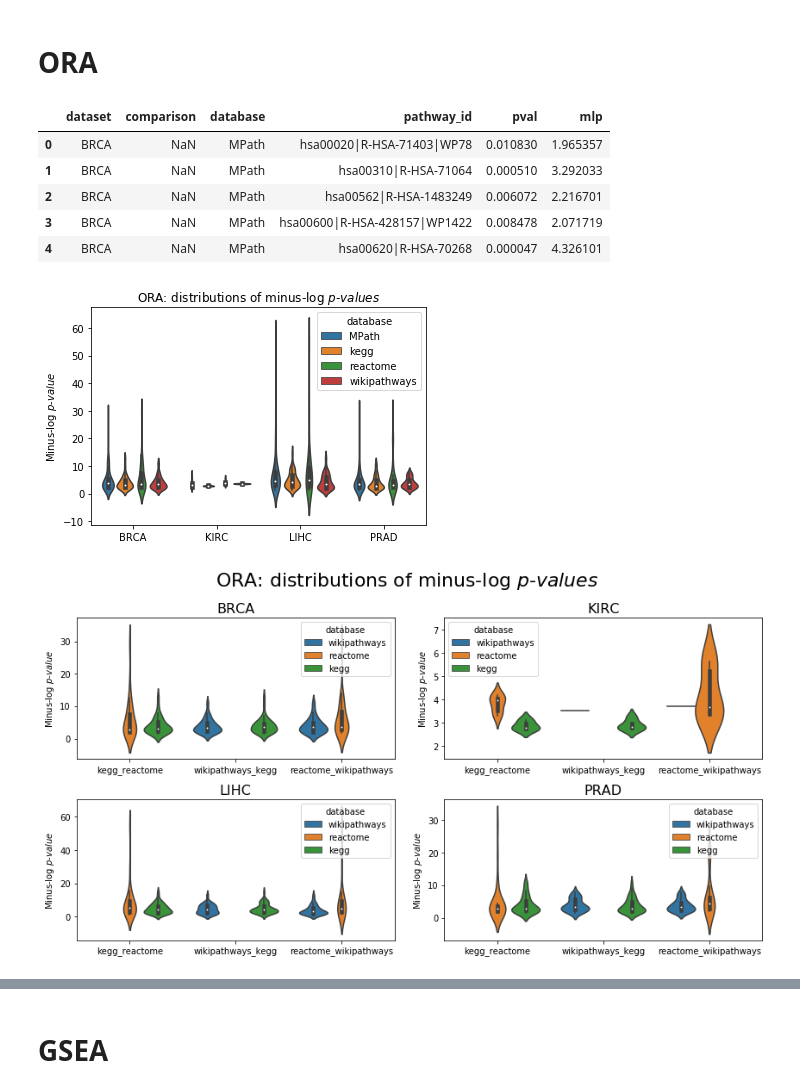
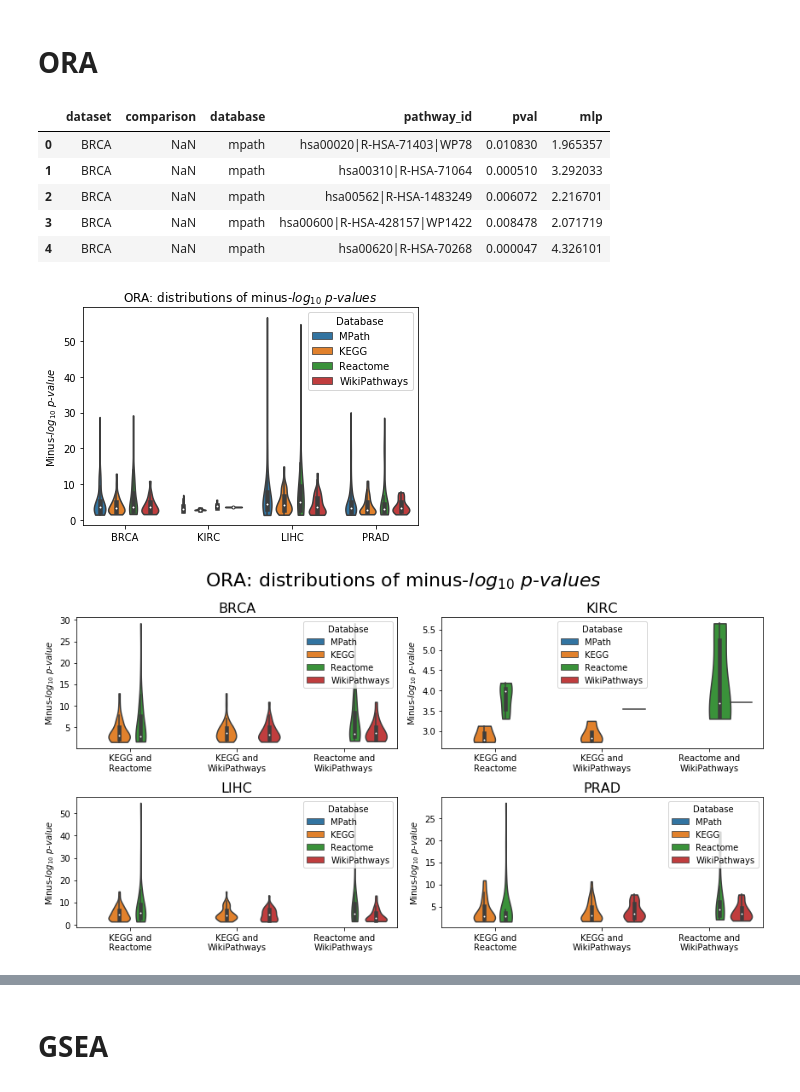
Before and after one commit to pathwayforte/results, a Jupyter notebook: notebooks/evaluation/Comparisons of P-Value Distributions of Pathway Analogs.ipynb, the cells around one changed output, grey strips where cells are left out. Cells and saved outputs as stored; diff of their text form; code cells hidden in the pictures.

```diff
--- a/notebooks/evaluation/Comparisons of P-Value Distributions of Pathway Analogs.ipynb
+++ b/notebooks/evaluation/Comparisons of P-Value Distributions of Pathway Analogs.ipynb
@@ -46,13 +75,5 @@ output = os.path.join(os.path.expanduser('~'), 'Desktop', 'pf_results', 'output'
 # %%
-databases = ['kegg', 'wikipathways', 'reactome']
-datasets = ['BRCA', 'KIRC', 'LIHC', 'PRAD']
-prefixes = {
-    'kegg': 'hsa',
-    'wikipathways': 'WP',
-    'reactome':'R-HSA',
-}
-
-output_directory = os.path.join(output, 'ks')
+output_directory = os.path.join(output, 'distributions')
 os.makedirs(output_directory, exist_ok=True)
 # %%
 def name_to_database(name):
@@ -137,8 +214,8 @@ for dataset in datasets:
     # Load MPath results
     ora_mpath_path = os.path.join(ora_directory, f'ora_geometric_analogs_mpath_{dataset.lower()}.tsv')
     df = pd.read_csv(ora_mpath_path, sep='\t')
-    df['dataset'] = dataset
-    df['database'] = 'MPath'
+    df[DATASET_COLUMN] = dataset
+    df[DATABASE_COLUMN] = 'mpath'
     ora_dfs.append(df)
 
     # Load paired comparison results
@@ -148,7 +225,7 @@ for dataset in datasets:
             continue
         df = pd.read_csv(path, sep='\t')
         df['comparison'] = f'{db1}_{db2}'
-        df['dataset'] = dataset
+        df[DATASET_COLUMN] = dataset
         ora_dfs.append(df)
 
 if not ora_dfs:
@@ -156,23 +233,31 @@ if not ora_dfs:
 
 ora_df = pd.concat(ora_dfs)
 ora_df['mlp'] = ora_df.pval.map(mlp)
-ora_df[['dataset', 'comparison', 'database', 'pathway_id', 'pval', 'mlp']].head()
+ora_df[[DATASET_COLUMN, 'comparison', DATABASE_COLUMN, 'pathway_id', 'pval', 'mlp']].head()
 # %% [output]
 |  | dataset | comparison | database | pathway_id | pval | mlp |
-| 0 | BRCA | NaN | MPath | hsa00020|R-HSA-71403|WP78 | 0.010830 | 1.965357 |
-| 1 | BRCA | NaN | MPath | hsa00310|R-HSA-71064 | 0.000510 | 3.292033 |
-| 2 | BRCA | NaN | MPath | hsa00562|R-HSA-1483249 | 0.006072 | 2.216701 |
-| 3 | BRCA | NaN | MPath | hsa00600|R-HSA-428157|WP1422 | 0.008478 | 2.071719 |
-| 4 | BRCA | NaN | MPath | hsa00620|R-HSA-70268 | 0.000047 | 4.326101 |
+| 0 | BRCA | NaN | mpath | hsa00020|R-HSA-71403|WP78 | 0.010830 | 1.965357 |
+| 1 | BRCA | NaN | mpath | hsa00310|R-HSA-71064 | 0.000510 | 3.292033 |
+| 2 | BRCA | NaN | mpath | hsa00562|R-HSA-1483249 | 0.006072 | 2.216701 |
+| 3 | BRCA | NaN | mpath | hsa00600|R-HSA-428157|WP1422 | 0.008478 | 2.071719 |
+| 4 | BRCA | NaN | mpath | hsa00620|R-HSA-70268 | 0.000047 | 4.326101 |
 # %%
-draw_mlp_distributions_merged(ora_df, 'ORA', os.path.join(output_directory, 'ora_p_value_distributions_merged.png'))
+draw_mlp_distributions_merged(
+    ora_df,
+    'ORA',
+    os.path.join(output_directory, 'ora_p_value_distributions_merged.png'),
+)
 plt.show()
 # %% [output]
-[figure, old version]
+[figure, new version]
 # %%
-draw_mlp_distributions(ora_df, 'ORA', os.path.join(output_directory, 'ora_p_value_distributions.png'))
+draw_mlp_distributions(
+    ora_df[ora_df[DATABASE_COLUMN] != 'MPath'],
+    'ORA',
+    os.path.join(output_directory, 'ora_p_value_distributions.png'),
+)
 plt.show()
 # %% [output]
-[figure, old version]
+[figure, new version]
 # %%
 ora_ks_df = get_mlp_distribution_tests(
```
Also changed, not shown: parts of 23 cells of this notebook.
